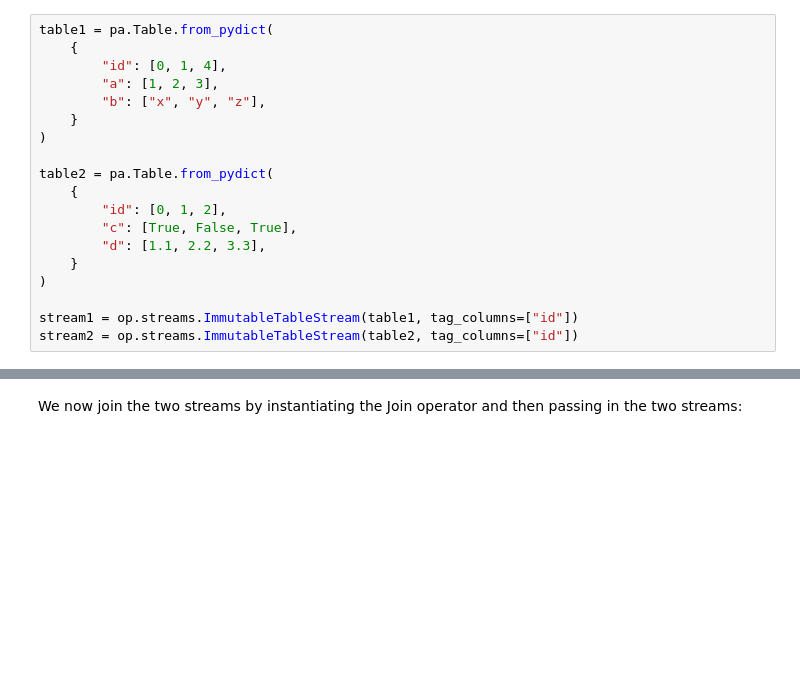
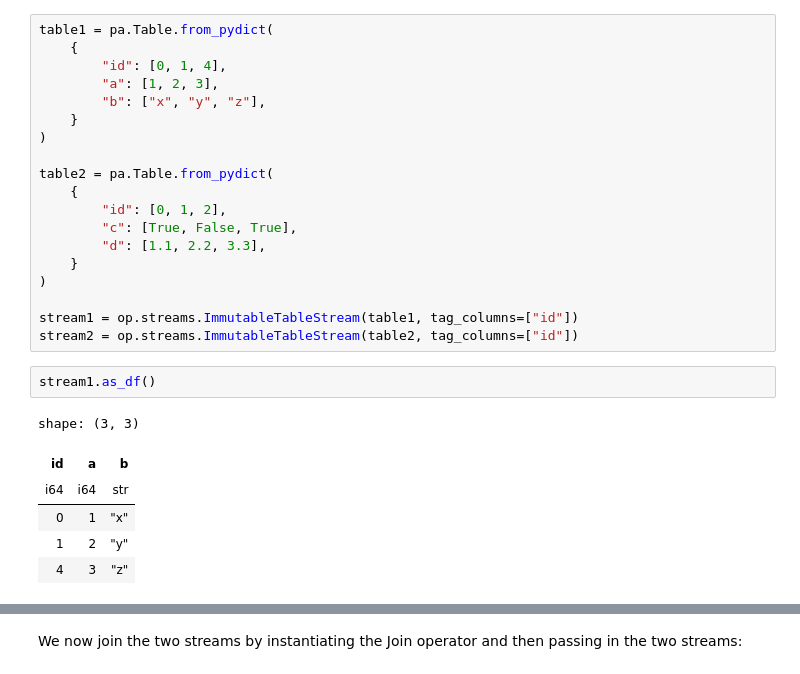
Before and after one commit to walkerlab/orcapod-python, a Jupyter notebook: notebooks/tutorials/01_introduction_to_orcapod.ipynb, the cells around one changed output, grey strips where cells are left out. Cells and saved outputs as stored; diff of their text form; blank space fills up the shorter version.

```diff
--- a/notebooks/tutorials/01_orcapod_quick_exploration.ipynb
+++ b/notebooks/tutorials/01_introduction_to_orcapod.ipynb
@@ -247,3 +258,12 @@ table2 = pa.Table.from_pydict(
 
 stream1 = op.streams.ImmutableTableStream(table1, tag_columns=["id"])
 stream2 = op.streams.ImmutableTableStream(table2, tag_columns=["id"])
+# %%
+stream1.as_df()
+# %% [output]
+shape: (3, 3)
+| id | a | b |
+| i64 | i64 | str |
+| 0 | 1 | "x" |
+| 1 | 2 | "y" |
+| 4 | 3 | "z" |
```
Also changed, not shown: parts of 9 cells of this notebook, 12 other files.
